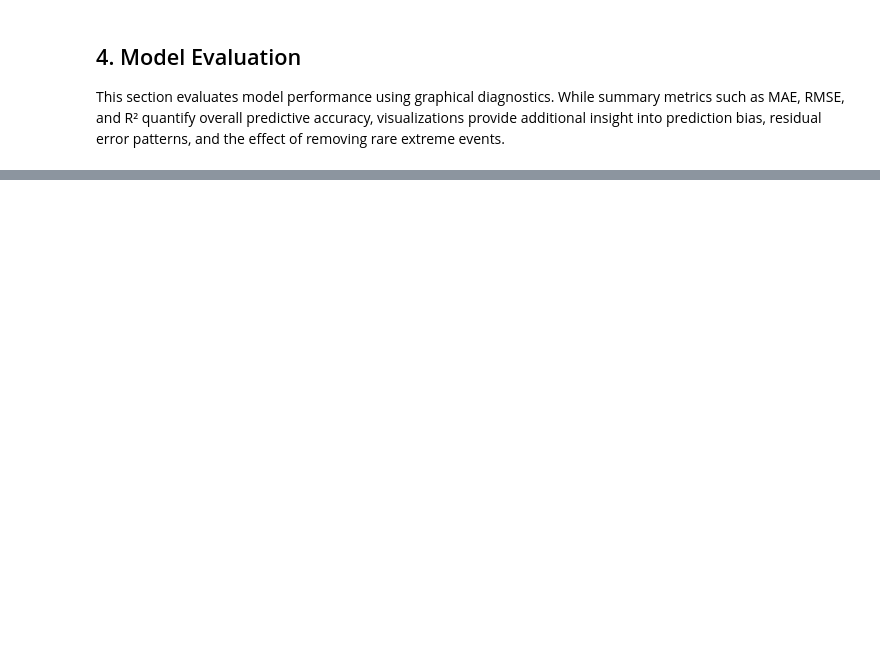
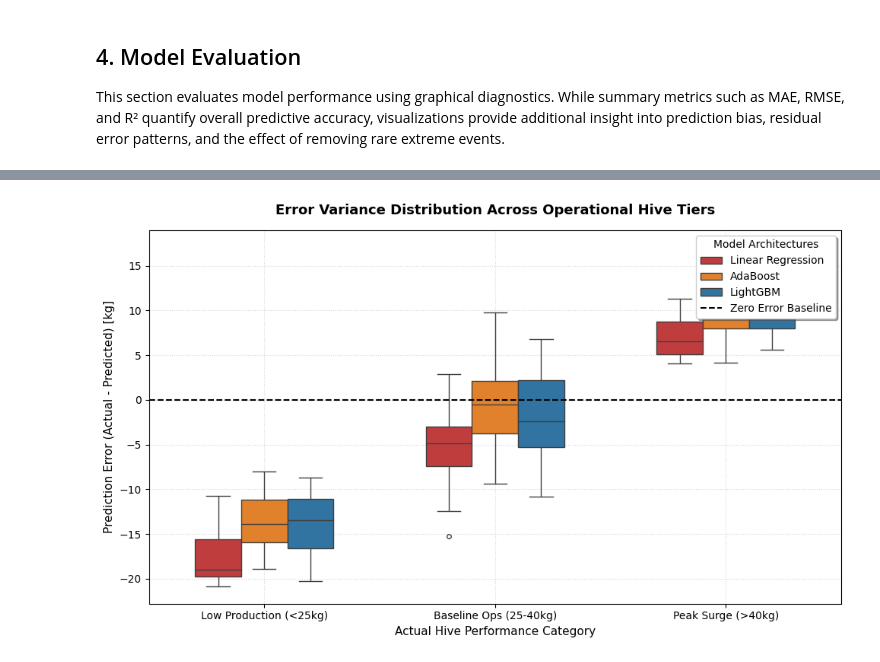
Before and after one commit to stephfn/honey-yield-predictive-model, a Jupyter notebook: Joshua_Work/Joshua_Model_Experiments.ipynb, the cells around one changed output, grey strips where cells are left out. Drawn from its saved outputs; the diff is of its cells as text; code cells hidden in the pictures; blank space fills up the shorter version.

```diff
--- a/Joshua_Work/Joshua_Model_Experiments.ipynb
+++ b/Joshua_Work/Joshua_Model_Experiments.ipynb
@@ -864,0 +407,87 @@ Overall, these results support continuing the project using a layered modeling s
+# %%
+import os
+import pandas as pd
+import matplotlib.pyplot as plt
+import seaborn as sns
+
+if not os.path.exists("Figures"):
+    os.makedirs("Figures")
+    print("✓ Created missing 'Figures' directory.")
+
+#   Calculating the residuals for each model
+resids_lr = y_test - lr_model.predict(X_test)
+resids_ada = y_test - ada_model.predict(X_test)
+resids_lgb = y_test - lgb_model.predict(X_test)
+
+#making into a dataframe for easier plotting and analysis
+df_resids = pd.DataFrame({
+    'Actual_Y': y_test,
+    'Linear Regression': resids_lr,
+    'AdaBoost': resids_ada,
+    'LightGBM': resids_lgb
+})
+
+# Categorize rows into operation tiers matching the data buondarires
+def assign_operational_tier(val):
+    if val < 25:
+        return 'Low Production (<25kg)'
+    elif val <= 40:
+        return 'Baseline Ops (25-40kg)'
+    else:
+        return 'Peak Surge (>40kg)'
+
+
+
+df_resids['Operational_Tier'] = df_resids['Actual_Y'].apply(assign_operational_tier)
+# Melt into a long-form structure for advanced Seaborn boxplot grouping
+df_melted = df_resids.melt(
+    id_vars=['Actual_Y', 'Operational_Tier'],
+    value_vars=['Linear Regression', 'AdaBoost', 'LightGBM'],
+    var_name='Model',
+    value_name='Residual_Error'
+)
+
+# Making the BOXPLOT
+
+plt.figure(figsize=(10, 6))
+
+
+
+tier_order = ['Low Production (<25kg)', 'Baseline Ops (25-40kg)', 'Peak Surge (>40kg)']
+
+
+sns.boxplot(
+    data=df_melted,
+    x='Operational_Tier',
+    y='Residual_Error',
+    hue='Model',
+    order=tier_order,
+    palette={'Linear Regression': '#d62728', 'AdaBoost': '#ff7f0e', 'LightGBM': '#1f77b4'},
+    width=0.6,
+    fliersize=4
+)
+
+
+
+#Drawing a horizontal line at y=0 to indicate the zero error baseline
+plt.axhline(0, color='black', linestyle='--', linewidth=1.5, label='Zero Error Baseline')
+
+# Titles, Axes labels, and structural grid
+plt.title("Error Variance Distribution Across Operational Hive Tiers", fontsize=13, fontweight='bold', pad=15)
+plt.xlabel("Actual Hive Performance Category", fontsize=11)
+plt.ylabel("Prediction Error (Actual - Predicted) [kg]", fontsize=11)
+plt.grid(True, linestyle=":", alpha=0.5)
+
+
+#legend
+plt.legend(loc="upper right", frameon=True, shadow=True, title="Model Architectures")
+plt.tight_layout()
+
+#Saving it
+plt.savefig("Figures/categorical_error_boxplots.png", dpi=300)
+
+
+#output
+plt.show()
+# %% [output]
+[figure, added]
```
Also changed, not shown: parts of 90 cells of this notebook, 11 other files.
